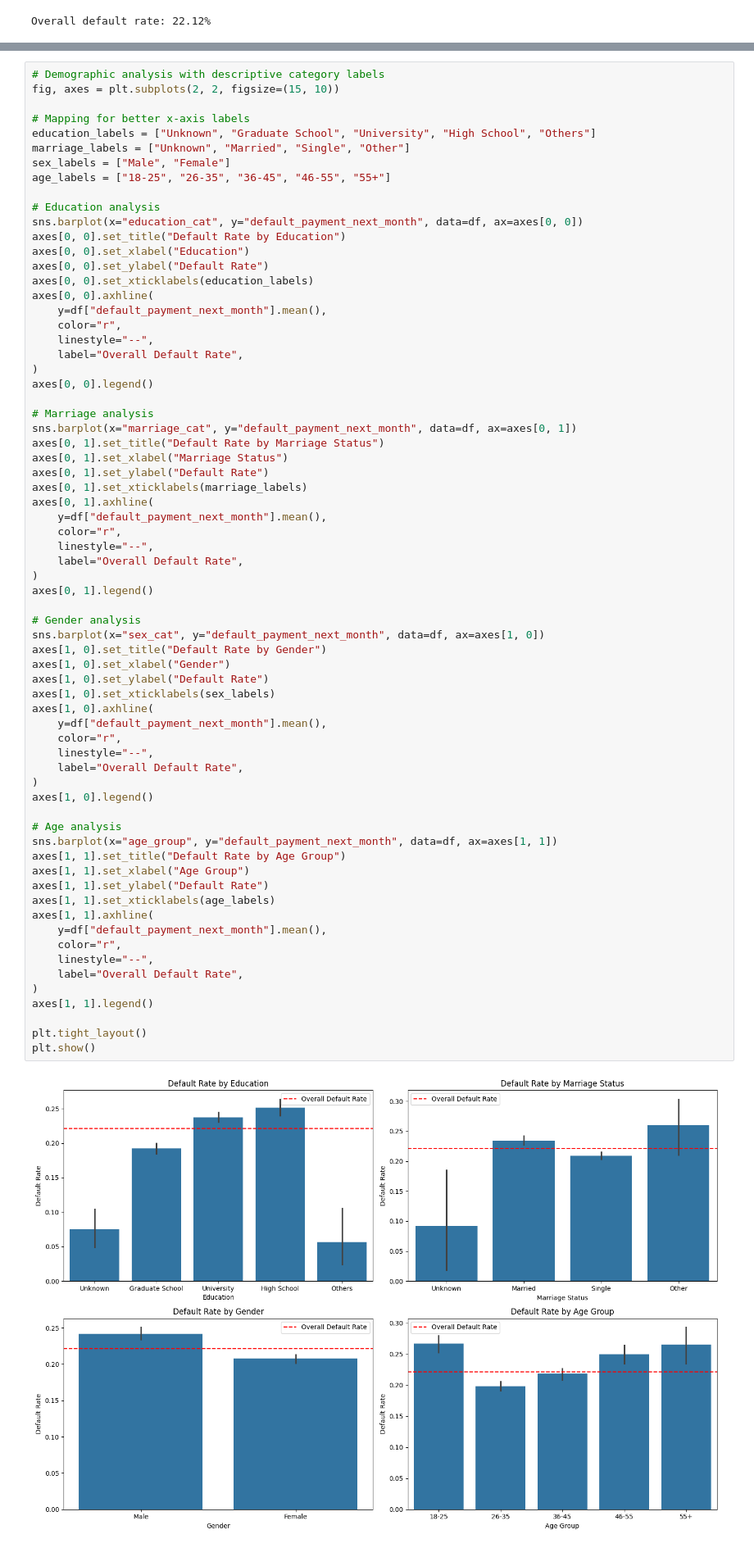
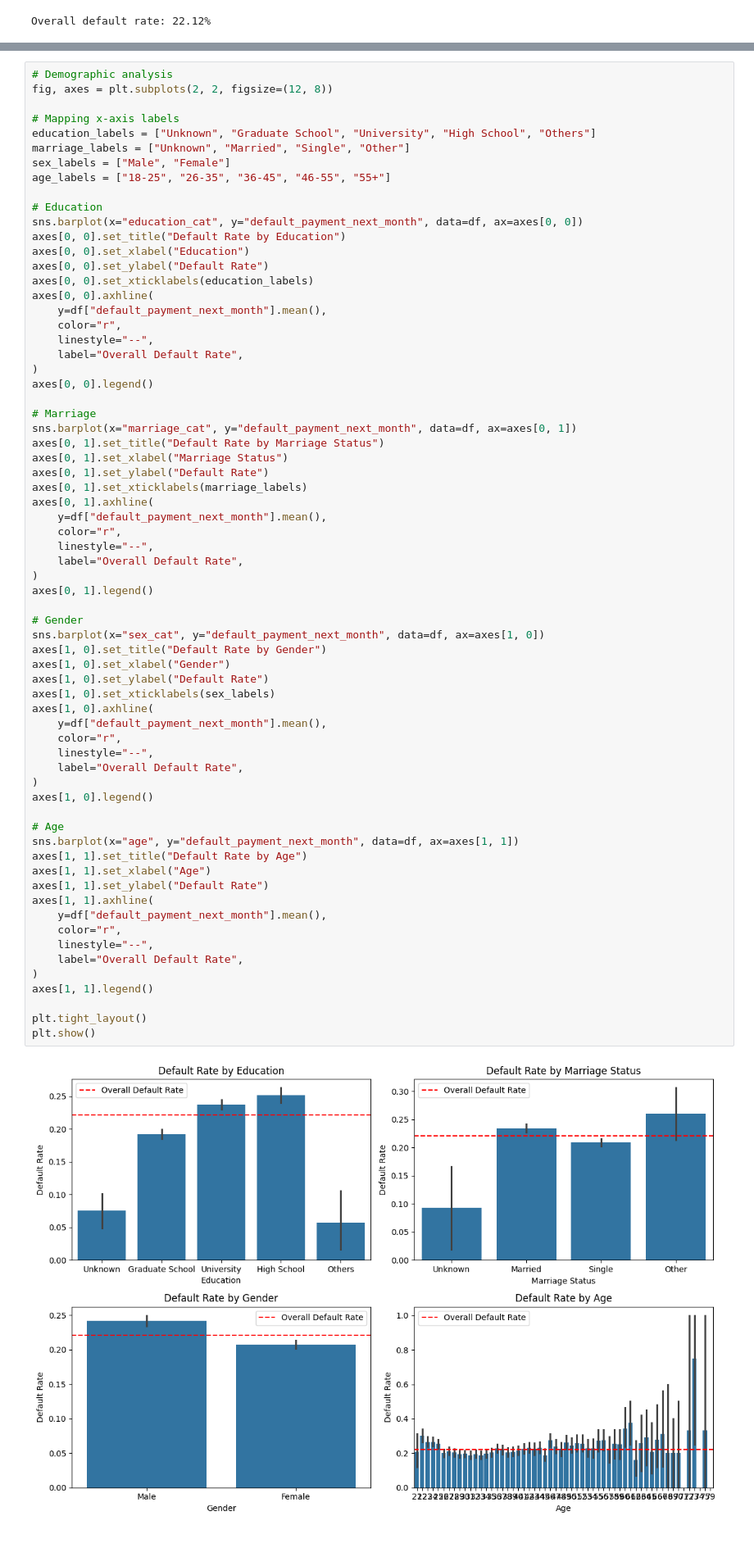
Before and after one commit to Yahlawat/Credit-Card-Default-Prediction, a Jupyter notebook: notebooks/default_prediction.ipynb, the cells around one changed output, grey strips where cells are left out. Shown at 82% size. Drawn from its saved outputs; the diff is of its cells as text.

```diff
--- a/notebooks/default_prediction.ipynb
+++ b/notebooks/default_prediction.ipynb
@@ -363,14 +392,14 @@ This helps the models better account for the underrepresented class and improves
 # %%
-# Demographic analysis with descriptive category labels
-fig, axes = plt.subplots(2, 2, figsize=(15, 10))
+# Demographic analysis
+fig, axes = plt.subplots(2, 2, figsize=(12, 8))
 
-# Mapping for better x-axis labels
+# Mapping x-axis labels
 education_labels = ["Unknown", "Graduate School", "University", "High School", "Others"]
 marriage_labels = ["Unknown", "Married", "Single", "Other"]
 sex_labels = ["Male", "Female"]
 age_labels = ["18-25", "26-35", "36-45", "46-55", "55+"]
 
-# Education analysis
+# Education
 sns.barplot(x="education_cat", y="default_payment_next_month", data=df, ax=axes[0, 0])
 axes[0, 0].set_title("Default Rate by Education")
 axes[0, 0].set_xlabel("Education")
@@ -384,7 +413,7 @@ axes[0, 0].axhline(
 )
 axes[0, 0].legend()
 
-# Marriage analysis
+# Marriage
 sns.barplot(x="marriage_cat", y="default_payment_next_month", data=df, ax=axes[0, 1])
 axes[0, 1].set_title("Default Rate by Marriage Status")
 axes[0, 1].set_xlabel("Marriage Status")
@@ -396,37 +425,36 @@ axes[0, 1].axhline(
     linestyle="--",
     label="Overall Default Rate",
 )
 axes[0, 1].legend()
 
-# Gender analysis
+# Gender
 sns.barplot(x="sex_cat", y="default_payment_next_month", data=df, ax=axes[1, 0])
 axes[1, 0].set_title("Default Rate by Gender")
 axes[1, 0].set_xlabel("Gender")
 axes[1, 0].set_ylabel("Default Rate")
 axes[1, 0].set_xticklabels(sex_labels)
 axes[1, 0].axhline(
     y=df["default_payment_next_month"].mean(),
     color="r",
     linestyle="--",
     label="Overall Default Rate",
 )
 axes[1, 0].legend()
 
-# Age analysis
-sns.barplot(x="age_group", y="default_payment_next_month", data=df, ax=axes[1, 1])
-axes[1, 1].set_title("Default Rate by Age Group")
-axes[1, 1].set_xlabel("Age Group")
+# Age
+sns.barplot(x="age", y="default_payment_next_month", data=df, ax=axes[1, 1])
+axes[1, 1].set_title("Default Rate by Age")
+axes[1, 1].set_xlabel("Age")
 axes[1, 1].set_ylabel("Default Rate")
-axes[1, 1].set_xticklabels(age_labels)
 axes[1, 1].axhline(
     y=df["default_payment_next_month"].mean(),
     color="r",
     linestyle="--",
     label="Overall Default Rate",
 )
 axes[1, 1].legend()
 
 plt.tight_layout()
 plt.show()
 # %% [output]
-[figure, old version]
+[figure, new version]
```
Also changed, not shown: parts of 64 cells of this notebook, 3 other files.
